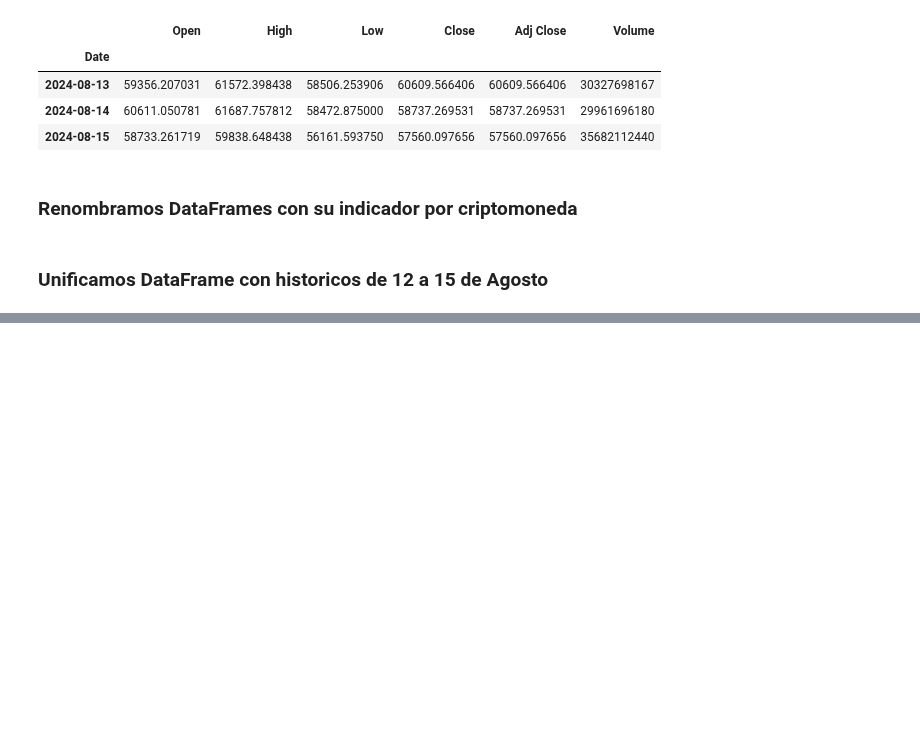
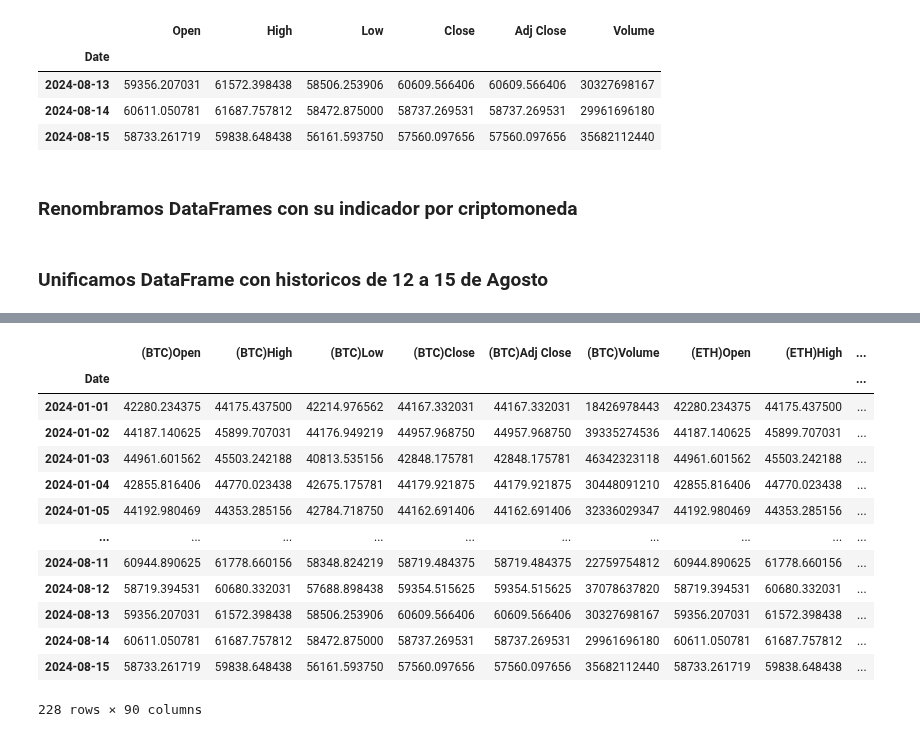
Before and after one commit to CODING-racer/criptobot, a Jupyter notebook: optimizado.ipynb, the cells around one changed output, grey strips where cells are left out. Cells and saved outputs as stored; diff of their text form; code cells hidden in the pictures; blank space fills up the shorter version.

```diff
--- a/optimizado.ipynb
+++ b/optimizado.ipynb
@@ -755,0 +782,2 @@ TKOF_2 = BTC_RA
+# %%
+TKOF_2.loc[:,['(AVAX)Open','(AVAX)High','(AVAX)Low','(AVAX)Close','(AVAX)Adj Close','(AVAX)Volume']] = AVAX_RA.loc[:,['(AVAX)Open','(AVAX)High','(AVAX)Low','(AVAX)Close','(AVAX)Adj Close','(AVAX)Volume']]
@@ -755,0 +835,23 @@ TKOF_2 = BTC_RA
+# %%
+df_3 = TKOF_2
+# %%
+filas_a_agregar = df_3.iloc[0:224]
+# %%
+df = pd.concat([df,filas_a_agregar])
+# %%
+df
+# %% [output]
+|  | (BTC)Open | (BTC)High | (BTC)Low | (BTC)Close | (BTC)Adj Close | (BTC)Volume | (ETH)Open | (ETH)High | ... |
+| Date |  |  |  |  |  |  |  |  | ... |
+| 2024-01-01 | 42280.234375 | 44175.437500 | 42214.976562 | 44167.332031 | 44167.332031 | 18426978443 | 42280.234375 | 44175.437500 | ... |
+| 2024-01-02 | 44187.140625 | 45899.707031 | 44176.949219 | 44957.968750 | 44957.968750 | 39335274536 | 44187.140625 | 45899.707031 | ... |
+| 2024-01-03 | 44961.601562 | 45503.242188 | 40813.535156 | 42848.175781 | 42848.175781 | 46342323118 | 44961.601562 | 45503.242188 | ... |
+| 2024-01-04 | 42855.816406 | 44770.023438 | 42675.175781 | 44179.921875 | 44179.921875 | 30448091210 | 42855.816406 | 44770.023438 | ... |
+| 2024-01-05 | 44192.980469 | 44353.285156 | 42784.718750 | 44162.691406 | 44162.691406 | 32336029347 | 44192.980469 | 44353.285156 | ... |
+| ... | ... | ... | ... | ... | ... | ... | ... | ... | ... |
+| 2024-08-11 | 60944.890625 | 61778.660156 | 58348.824219 | 58719.484375 | 58719.484375 | 22759754812 | 60944.890625 | 61778.660156 | ... |
+| 2024-08-12 | 58719.394531 | 60680.332031 | 57688.898438 | 59354.515625 | 59354.515625 | 37078637820 | 58719.394531 | 60680.332031 | ... |
+| 2024-08-13 | 59356.207031 | 61572.398438 | 58506.253906 | 60609.566406 | 60609.566406 | 30327698167 | 59356.207031 | 61572.398438 | ... |
+| 2024-08-14 | 60611.050781 | 61687.757812 | 58472.875000 | 58737.269531 | 58737.269531 | 29961696180 | 60611.050781 | 61687.757812 | ... |
+| 2024-08-15 | 58733.261719 | 59838.648438 | 56161.593750 | 57560.097656 | 57560.097656 | 35682112440 | 58733.261719 | 59838.648438 | ... |
+228 rows × 90 columns
```
Also changed, not shown: parts of 19 cells of this notebook.
